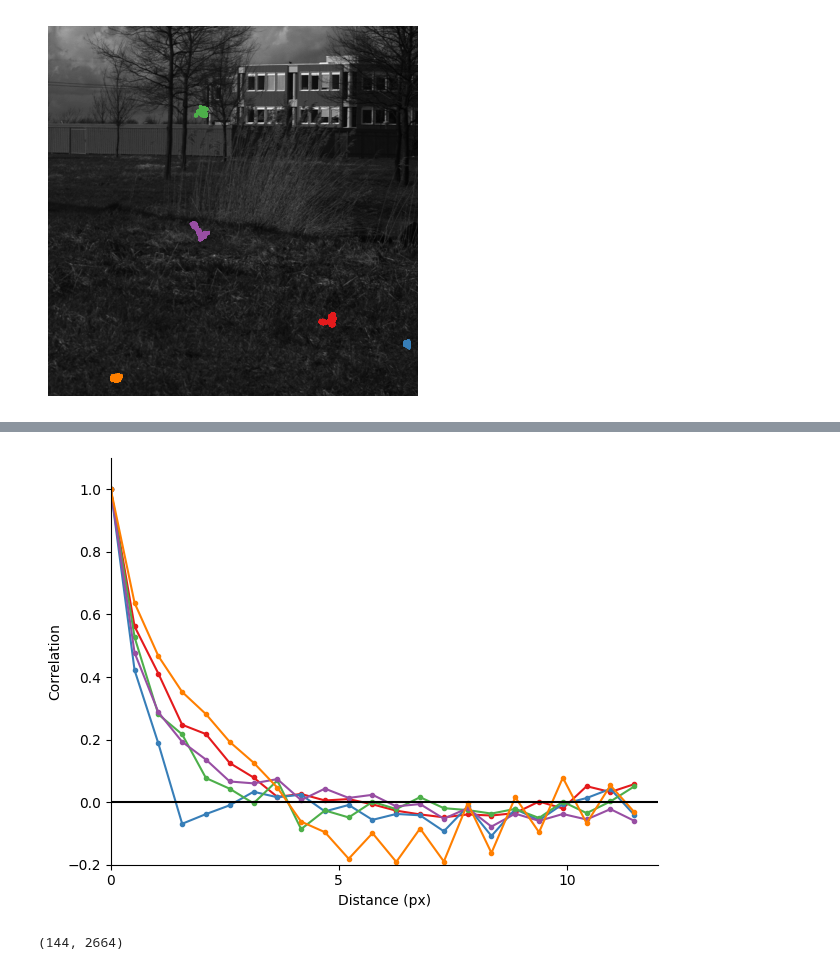
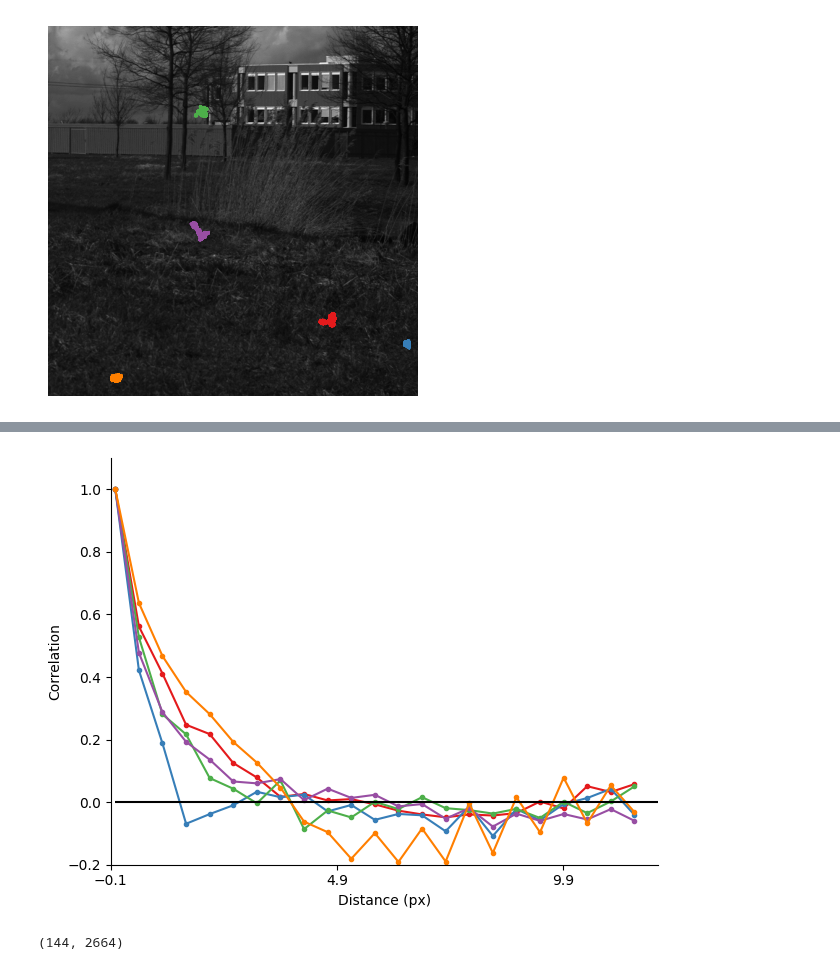
Before and after one commit to lyndond/frame_whitening, a Jupyter notebook: figures/conv2d.ipynb, the cells around one changed output, grey strips where cells are left out. Saved outputs shown, nothing was run; the diff lists cells and outputs as text; code cells hidden in the pictures.

```diff
--- a/figures/conv2d.ipynb
+++ b/figures/conv2d.ipynb
@@ -67,42 +65,40 @@ l12 = 1/np.sqrt(ll)
 
 Mw = V @ np.diag(l12) @ V.T
 # %%
-def get_corr_by_dist(X):
+def get_corr_by_dist(X: npt.NDArray[np.float64]) -> npt.NDArray[np.float64]:
     arr = []
-
-    # correlation matrix of X0
     corr0 = np.corrcoef(X.T)
 
     for i in range(Cxx0.shape[0]):
         for j in range(i, Cxx0.shape[1]):
             id_i = np.unravel_index(i, (patch_h, patch_w))
             id_j = np.unravel_index(j, (patch_h, patch_w))
             distance = np.linalg.norm(np.array(id_i) - np.array(id_j))
             corr = corr0[i, j]
             arr.append((distance, corr))
 
     dist = np.array(arr)
     return dist
 
 import pandas as pd
 import scipy.stats
 
 cols = sns.color_palette("Set1", n_contexts)
 fig, ax = plt.subplots(1, 1)
 for ctx in range(len(all_contexts)):
     X = all_contexts[ctx]
     X0 = X.reshape(n_steps, -1)
     X0 = X0 - np.mean(X0, axis=0)
     arr = get_corr_by_dist(X0)
 
     yyy = scipy.stats.binned_statistic(arr[:, 0], arr[:, 1], bins=np.linspace(0, patch_h, 2*patch_h), statistic="mean")
     ax.plot(yyy.bin_edges[:-1], yyy.statistic, ".-", color=cols[ctx])
 
 ax.hlines(0, 0, patch_h, "k")
-ax.set(xlim=(0, patch_h), ylim=(-.2, 1.1), xticks=np.arange(0, patch_h+1, 5),
+ax.set(xlim=(0, patch_h), ylim=(-.2, 1.1), xticks=np.arange(-.1, patch_h+1, 5),
 xlabel="Distance (px)", ylabel="Correlation")
 sns.despine()
 fig.tight_layout()
 # %% [output]
-[figure, old version]
+[figure, new version]
 # %%
```
Also changed, not shown: parts of 10 cells of this notebook.
